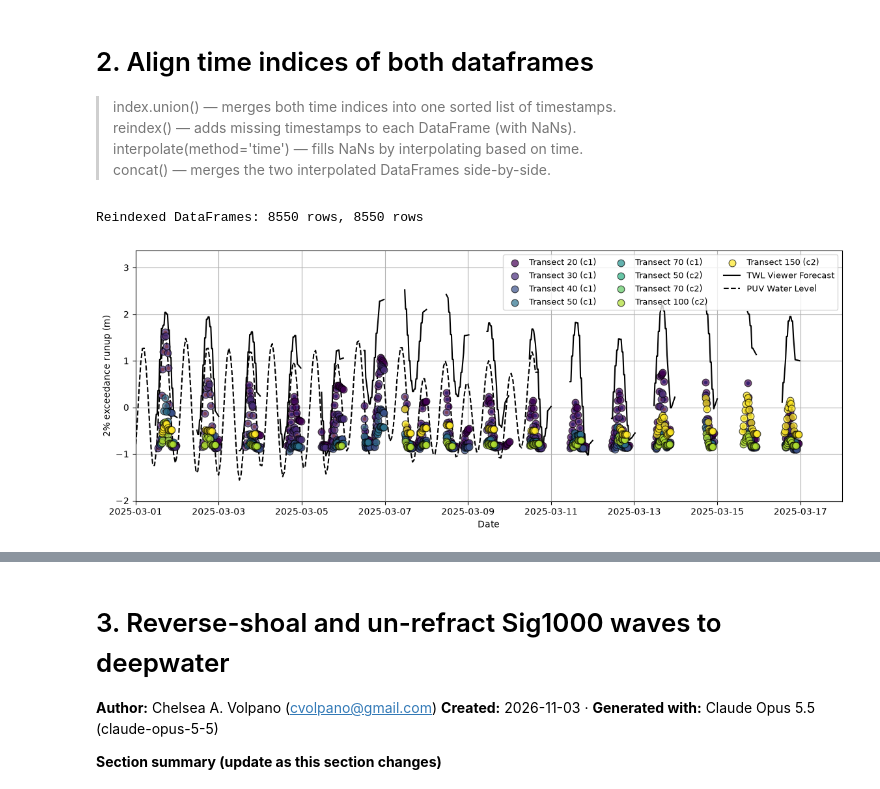
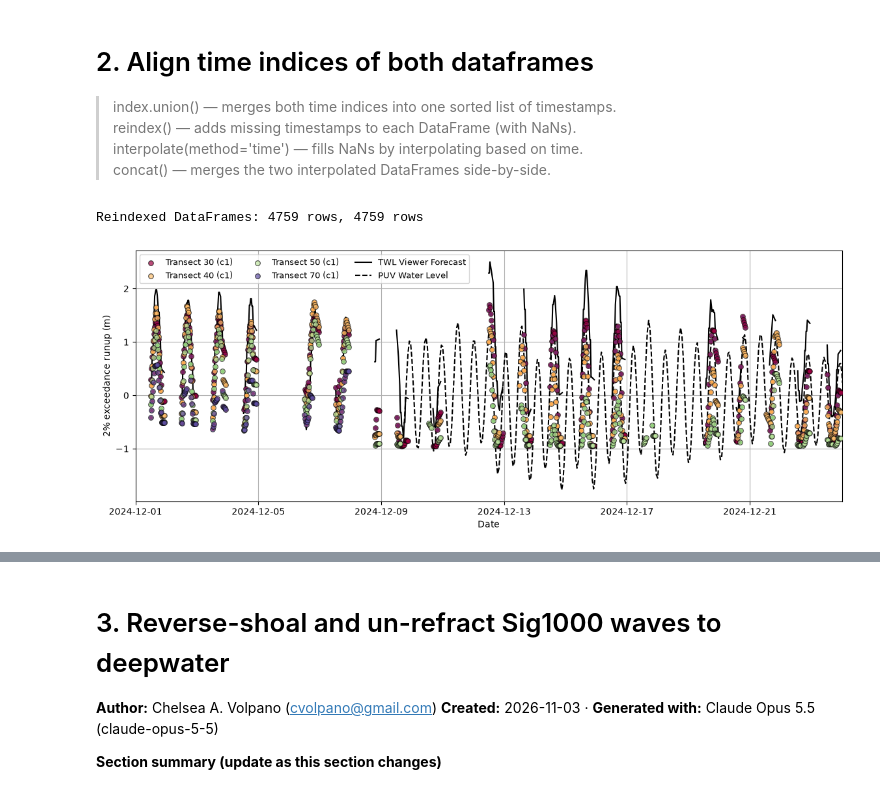
Before and after one commit to cvolpano/PUVprocessing_usgs, a Jupyter notebook: Scripts/TWL_SS_Stockdon2006_runup.ipynb, the cells around one changed output, grey strips where cells are left out. Saved outputs shown, nothing was run; the diff lists cells and outputs as text; code cells hidden in the pictures.

```diff
--- a/Scripts/TWL_SS_Stockdon2006_runup.ipynb
+++ b/Scripts/TWL_SS_Stockdon2006_runup.ipynb
@@ -17,8 +17,8 @@ from py_wave_runup import models
 ## 1. Load Data Files
 # %%
 
-SS_PATH = "E:\\results_11122026\\processed\\Shorescan_TWL_viewer_noVdatum_all-batches.csv"
-PUV_PATH = "C:\\Users\\cvolp\\shorescan_processing\\DATA\\sig1000_waves_ALL.csv"
+SS_PATH = "C:\\Users\\cvolp\\shorescan_processing\\output_plots\\Dec_2024_noTWLrecompute\\processed\\Shorescan_TWL_viewer_Dec_2024_noTWLrecompute_20241201-20241231.csv"
+PUV_PATH = "..\\..\\shorescan_processing\\DATA\\sig1000_waves_ALL.csv"
 
 # Load Shorescan Output
 df_ss=pd.read_csv(SS_PATH)
@@ -89,7 +89,7 @@ PUV Data Loaded: 2182 rows
 > interpolate(method='time') — fills NaNs by interpolating based on time. \
 > concat() — merges the two interpolated DataFrames side-by-side.
 # %%
-combined_index = pd.date_range(start=min(df_puv.index.min(),df_ss20_c1.index.min(),df_ss30_c1.index.min(),df_ss40_c1.index.min(),df_ss50_c1.index.min(),df_ss70_c1.index.min(),df_ss50_c2.index.min(),df_ss70_c2.index.min(),df_ss100_c2.index.min(),df_ss150_c2.index.min()), end=max(df_puv.index.max(),df_ss20_c1.index.max(),df_ss30_c1.index.max(),df_ss40_c1.index.max(),df_ss50_c1.index.max(),df_ss70_c1.index.max(),df_ss50_c2.index.max(),df_ss70_c2.index.max(),df_ss100_c2.index.max(),df_ss150_c2.index.max()),
+combined_index = pd.date_range(start=min(df_puv.index.min(),df_ss20_c1.index.min(),df_ss30_c1.index.min(),df_ss40_c1.index.min(),df_ss50_c1.index.min(),df_ss70_c1.index.min()),end=max(df_puv.index.max(),df_ss20_c1.index.max(),df_ss30_c1.index.max(),df_ss40_c1.index.max(),df_ss50_c1.index.max(),df_ss70_c1.index.max()), #df_ss50_c2.index.min(),df_ss70_c2.index.min(),df_ss100_c2.index.min(),df_ss150_c2.index.min()), df_ss50_c2.index.max(),df_ss70_c2.index.max(),df_ss100_c2.index.max(),df_ss150_c2.index.max()),
                                 freq='30min')
 
 # Step 2: Reindex both DataFrames to the combined index
@@ -101,44 +101,44 @@ df_ss40_c1_interp = df_ss40_c1.reindex(combined_index).interpolate(method='time'
 df_ss50_c1_interp = df_ss50_c1.reindex(combined_index).interpolate(method='time',limit=4)
 df_ss70_c1_interp = df_ss70_c1.reindex(combined_index).interpolate(method='time',limit=4)
 
-df_ss50_c2_interp = df_ss50_c2.reindex(combined_index).interpolate(method='time',limit=4)
-df_ss70_c2_interp = df_ss70_c2.reindex(combined_index).interpolate(method='time',limit=4)
-df_ss100_c2_interp = df_ss100_c2.reindex(combined_index).interpolate(method='time',limit=4)
-df_ss150_c2_interp = df_ss150_c2.reindex(combined_index).interpolate(method='time',limit=4)
+# df_ss50_c2_interp = df_ss50_c2.reindex(combined_index).interpolate(method='time',limit=4)
+# df_ss70_c2_interp = df_ss70_c2.reindex(combined_index).interpolate(method='time',limit=4)
+# df_ss100_c2_interp = df_ss100_c2.reindex(combined_index).interpolate(method='time',limit=4)
+# df_ss150_c2_interp = df_ss150_c2.reindex(combined_index).interpolate(method='time',limit=4)
 
 print(f"Reindexed DataFrames: {len(df_puv_interp)} rows, {len(df_ss20_c1_interp)} rows")
 
 # Optional: Combine into one DataFrame
 frames = {
-    (20, "c1"): df_ss20_c1_interp,
+    # (20, "c1"): df_ss20_c1_interp,
     (30, "c1"): df_ss30_c1_interp,
     (40, "c1"): df_ss40_c1_interp,
     (50, "c1"): df_ss50_c1_interp,
     (70, "c1"): df_ss70_c1_interp,
-    (50, "c2"): df_ss50_c2_interp,
-    (70, "c2"): df_ss70_c2_interp,
-    (100, "c2"): df_ss100_c2_interp,
-    (150, "c2"): df_ss150_c2_interp,
+    # (50, "c2"): df_ss50_c2_interp,
+    # (70, "c2"): df_ss70_c2_interp,
+    # (100, "c2"): df_ss100_c2_interp,
+    # (150, "c2"): df_ss150_c2_interp,
 }
 aligned_df = pd.concat(frames, axis=1, names=["transect", "camera", "variable"])
 ru = aligned_df.xs("ss_twl_mean", axis=1, level="variable")   # cols: (transect, camera)
 
-cmap = plt.colormaps["viridis"]
+cmap = plt.colormaps["Spectral"]
 colors = cmap(np.linspace(0, 1, len(frames)))
 
 fig,ax = plt.subplots(figsize=[14,5])
 ax.grid(True, zorder=0)
 for (t, cam), s in ru.items():
-    ax.scatter(s.index, s, s=60, alpha=0.7, zorder=3,edgecolor='black',linewidth=0.8,color=colors[list(frames.keys()).index((t, cam))], label=f"Transect {t} ({cam})")
+    ax.scatter(s.index, s, s=30, alpha=0.7, zorder=3,edgecolor='black',linewidth=0.8,color=colors[list(frames.keys()).index((t, cam))], label=f"Transect {t} ({cam})")
 ax.set(xlabel="Date", ylabel="2% exceedance runup (m)")
 
 plt.plot(aligned_df[(30, 'c1', 'cc_twl')],label="TWL Viewer Forecast",color='black')
 plt.plot(df_puv_interp['water_level'],color='black',linestyle='--',label="PUV Water Level")
 plt.plot(ru, linestyle='None',marker='.')
 plt.legend(ncol=3, fontsize=9)
-plt.xlim([pd.Timestamp('2025-03-01'), pd.Timestamp('2025-03-18')])
+plt.xlim([pd.Timestamp('2024-12-01'), pd.Timestamp('2024-12-24')])
 plt.savefig(f"TWL_Comparison_Shorescan_PUV_{plt.xlim()[0]}-{plt.xlim()[1]}.png", dpi=150)
 plt.show()
 # %% [output]
-Reindexed DataFrames: 8550 rows, 8550 rows
+Reindexed DataFrames: 4759 rows, 4759 rows
-[figure, old version]
+[figure, new version]
```
Also changed, not shown: parts of 4 cells of this notebook, 3 other files.
